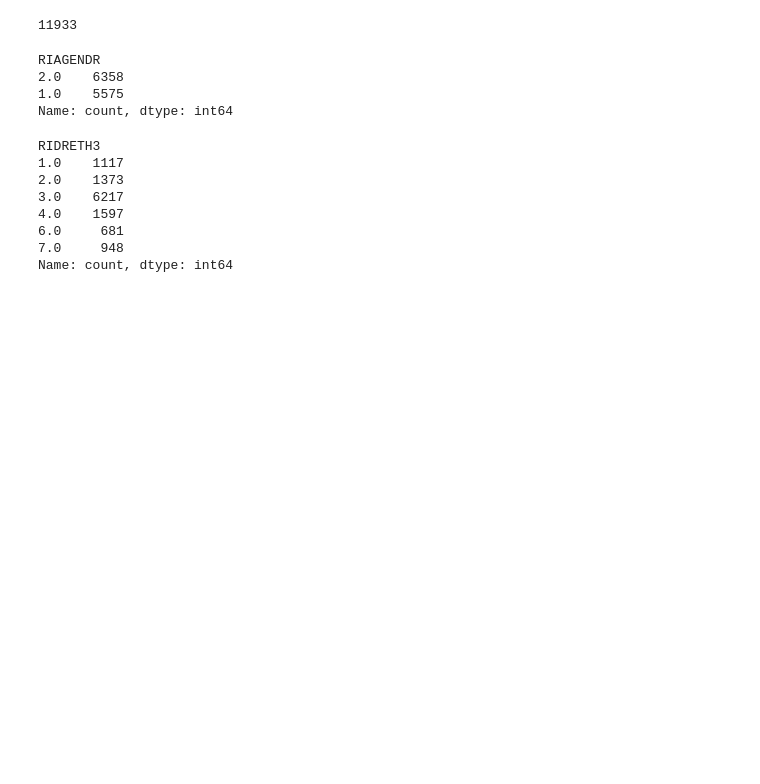
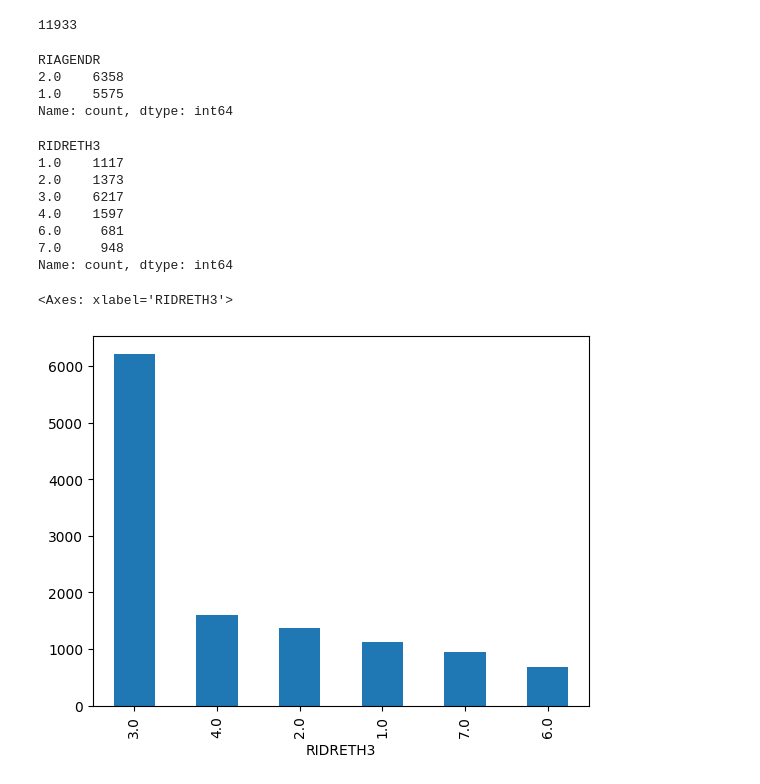
Before and after one commit to shubin-li/fairness-ml-pipeline, a Jupyter notebook: src/nhanes/notebooks/data_exploration.ipynb, the cells around one changed output. Saved outputs shown, nothing was run; the diff lists cells and outputs as text; code cells hidden in the pictures; blank space fills up the shorter version.

```diff
--- a/src/nhanes/notebooks/data_exploration.ipynb
+++ b/src/nhanes/notebooks/data_exploration.ipynb
@@ -109,3 +109,8 @@ RIDRETH3
 6.0     681
 7.0     948
 Name: count, dtype: int64
+# %%
+demo['RIDRETH3'].value_counts().plot(kind='bar')
+# %% [output]
+<Axes: xlabel='RIDRETH3'>
+[figure, added]
```
Also changed, not shown: parts of 70 cells of this notebook.
